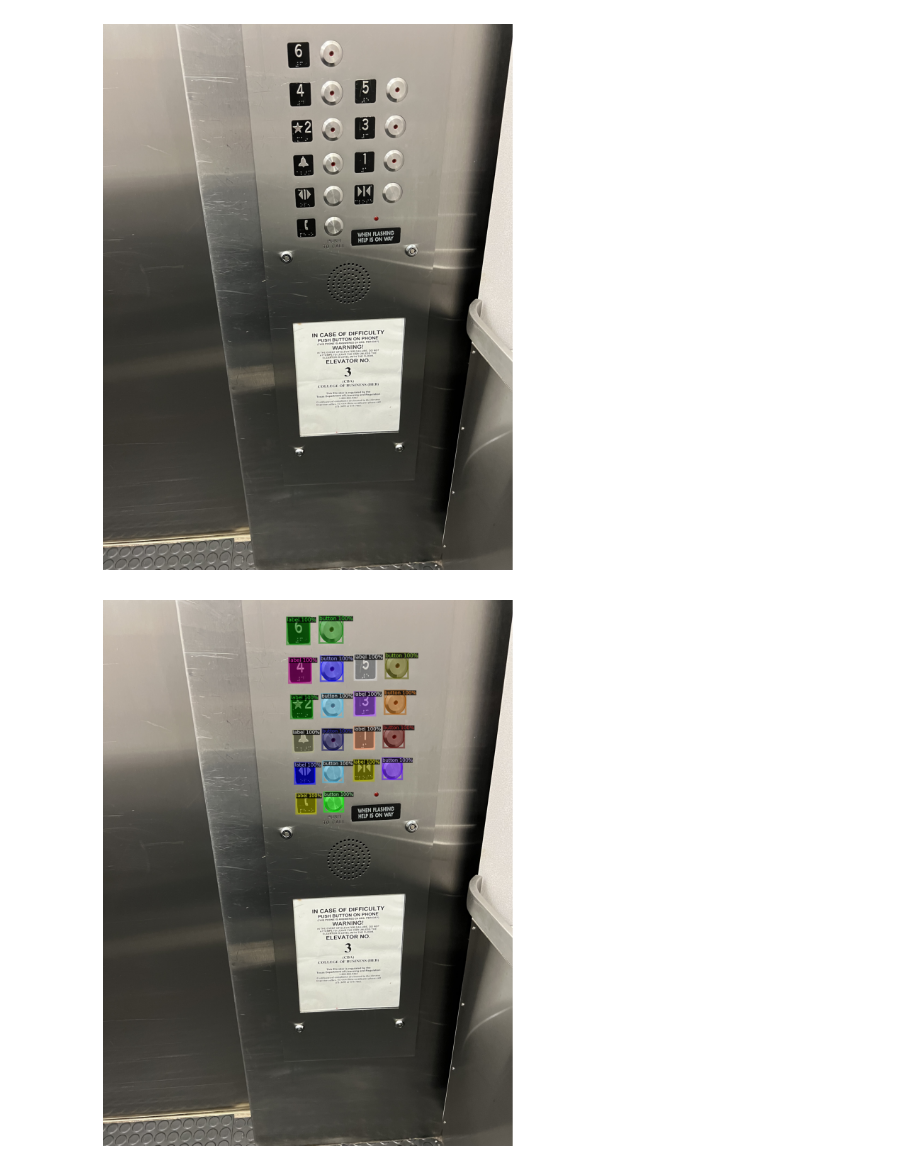
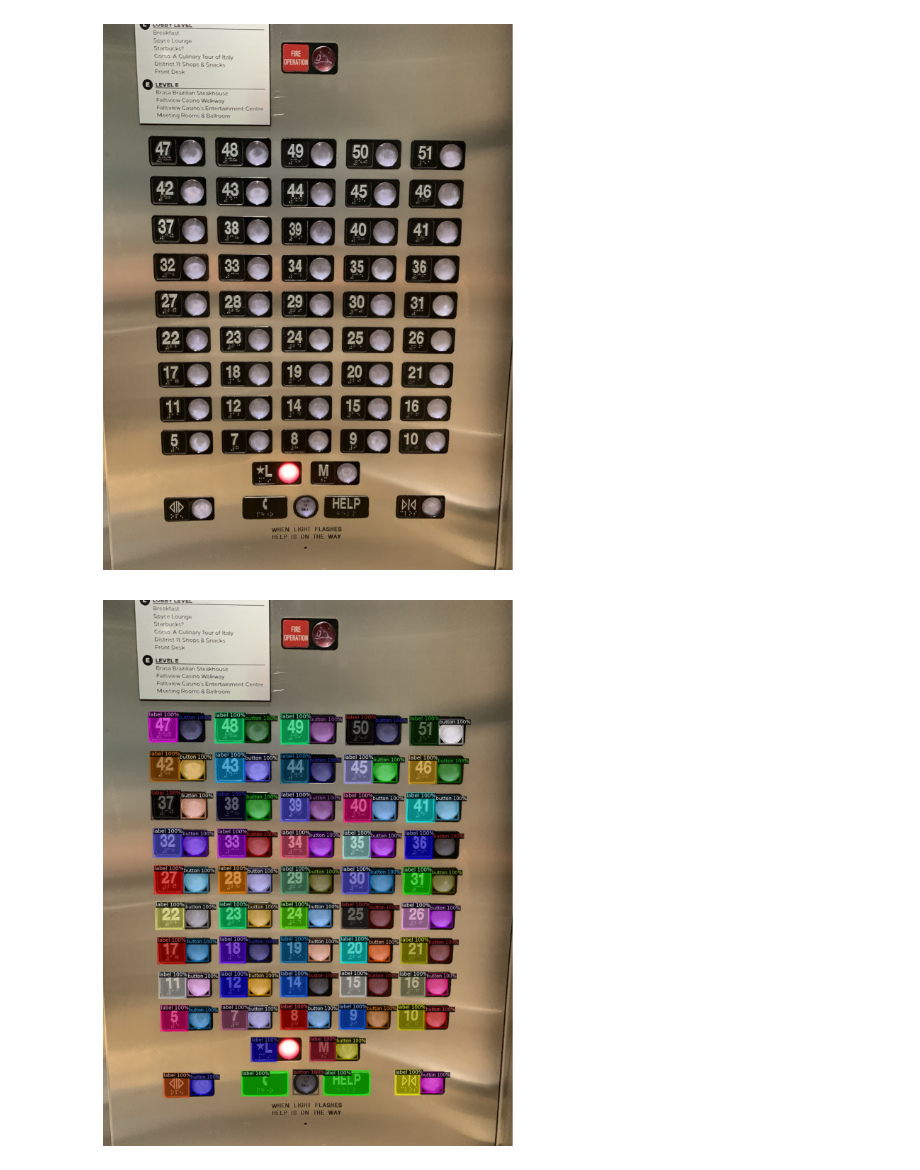
Before and after one commit to abhinavchadaga/fri_II_project, a Jupyter notebook: src/visualize_inference.ipynb, the cells around one changed output. Saved outputs shown, nothing was run; the diff lists cells and outputs as text; code cells hidden in the pictures.

```diff
--- a/src/visualize_inference.ipynb
+++ b/src/visualize_inference.ipynb
@@ -40,7 +40,7 @@ cfg.MODEL.ROI_HEADS.NUM_CLASSES = 3
 cfg.MODEL.ROI_HEADS.SCORE_THRESH_TEST = 0.5
 # %%
 predictor = DefaultPredictor(cfg)
-im = cv2.imread("/home/abhinavchadaga/cs/fri_II/final_project/data/panels/test/mccombs/JPEG image 3.jpeg")
+im = cv2.imread("/home/abhinavchadaga/cs/fri_II/final_project/validation_set/Hilton_Niagara_Falls_Tower_2_elevator_buttons.jpg")
 plt.figure(figsize = (10, 10))
 plt.imshow(im[:, :, ::-1])
 plt.axis("off")
@@ -51,20 +51,20 @@ outputs = predictor(im)
 | Names in Model                                  | Names in Checkpoint                                                                                  | Shapes                                        ...
 |:------------------------------------------------|:-----------------------------------------------------------------------------------------------------|:--------------------------------------------- ...
 | backbone.bottom_up.res2.0.conv1.*               | backbone.bottom_up.res2.0.conv1.{norm.bias,norm.running_mean,norm.running_var,norm.weight,weight}    | (64,) (64,) (64,) (64,) (64,64,1,1)           ...
 | backbone.bottom_up.res2.0.conv2.*               | backbone.bottom_up.res2.0.conv2.{norm.bias,norm.running_mean,norm.running_var,norm.weight,weight}    | (64,) (64,) (64,) (64,) (64,64,3,3)           ...
 | backbone.bottom_up.res2.0.conv3.*               | backbone.bottom_up.res2.0.conv3.{norm.bias,norm.running_mean,norm.running_var,norm.weight,weight}    | (256,) (256,) (256,) (256,) (256,64,1,1)      ...
 | backbone.bottom_up.res2.0.shortcut.*            | backbone.bottom_up.res2.0.shortcut.{norm.bias,norm.running_mean,norm.running_var,norm.weight,weight} | (256,) (256,) (256,) (256,) (256,64,1,1)      ...
 | backbone.bottom_up.res2.1.conv1.*               | backbone.bottom_up.res2.1.conv1.{norm.bias,norm.running_mean,norm.running_var,norm.weight,weight}    | (64,) (64,) (64,) (64,) (64,256,1,1)          ...
 | backbone.bottom_up.res2.1.conv2.*               | backbone.bottom_up.res2.1.conv2.{norm.bias,norm.running_mean,norm.running_var,norm.weight,weight}    | (64,) (64,) (64,) (64,) (64,64,3,3)           ...
 | backbone.bottom_up.res2.1.conv3.*               | backbone.bottom_up.res2.1.conv3.{norm.bias,norm.running_mean,norm.running_var,norm.weight,weight}    | (256,) (256,) (256,) (256,) (256,64,1,1)      ...
 | backbone.bottom_up.res2.2.conv1.*               | backbone.bottom_up.res2.2.conv1.{norm.bias,norm.running_mean,norm.running_var,norm.weight,weight}    | (64,) (64,) (64,) (64,) (64,256,1,1)          ...
 | backbone.bottom_up.res2.2.conv2.*               | backbone.bottom_up.res2.2.conv2.{norm.bias,norm.running_mean,norm.running_var,norm.weight,weight}    | (64,) (64,) (64,) (64,) (64,64,3,3)           ...
 ... (69 lines left out)
 | roi_heads.mask_head.mask_fcn2.*                 | roi_heads.mask_head.mask_fcn2.{bias,weight}                                                          | (256,) (256,256,3,3)                          ...
 | roi_heads.mask_head.mask_fcn3.*                 | roi_heads.mask_head.mask_fcn3.{bias,weight}                                                          | (256,) (256,256,3,3)                          ...
 | roi_heads.mask_head.mask_fcn4.*                 | roi_heads.mask_head.mask_fcn4.{bias,weight}                                                          | (256,) (256,256,3,3)                          ...
 | roi_heads.mask_head.predictor.*                 | roi_heads.mask_head.predictor.{bias,weight}                                                          | (3,) (3,256,1,1)                              ...
-[figure, old version]
+[figure, new version]
 # %%
 v = Visualizer(im[:,:,::-1], MetadataCatalog.get("elevators"), scale=1, instance_mode=ColorMode.SEGMENTATION)
 out = v.draw_instance_predictions(outputs["instances"].to("cpu"))
@@ -74,7 +74,7 @@ plt.imshow(out.get_image())
 plt.axis("off")
 plt.show()
 # %% [output]
-[figure, old version]
+[figure, new version]
 # %%
 # load checkpoint
 checkpoint = "/home/abhinavchadaga/cs/fri_II/final_project/lightning_logs/version_3/checkpoints/epoch=39-step=1079.ckpt"
```
Also changed, not shown: parts of 2 cells of this notebook, 1 other file.
